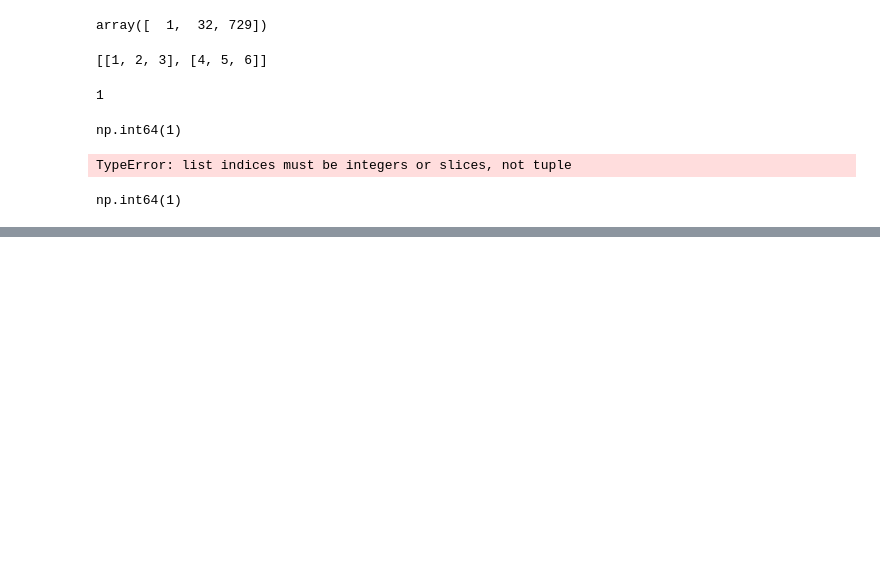
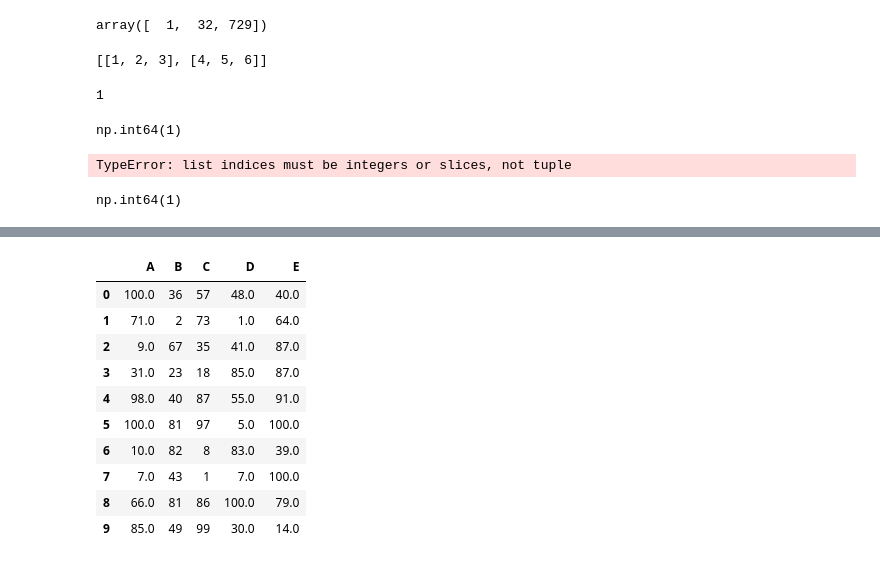
Before and after one commit to GOLISHYAMP/PythonAssignments, a Jupyter notebook: pandas/testing.ipynb, the cells around one changed output, grey strips where cells are left out. Cells and saved outputs as stored; diff of their text form; code cells hidden in the pictures; blank space fills up the shorter version.

```diff
--- a/pandas/testing.ipynb
+++ b/pandas/testing.ipynb
@@ -208,0 +282,17 @@ np.int64(1)
+# %%
+df.replace(to_replace=11, value=np.nan, inplace=True)
+# %%
+df.fillna(100, inplace=True)
+df
+# %% [output]
+|  | A | B | C | D | E |
+| 0 | 100.0 | 36 | 57 | 48.0 | 40.0 |
+| 1 | 71.0 | 2 | 73 | 1.0 | 64.0 |
+| 2 | 9.0 | 67 | 35 | 41.0 | 87.0 |
+| 3 | 31.0 | 23 | 18 | 85.0 | 87.0 |
+| 4 | 98.0 | 40 | 87 | 55.0 | 91.0 |
+| 5 | 100.0 | 81 | 97 | 5.0 | 100.0 |
+| 6 | 10.0 | 82 | 8 | 83.0 | 39.0 |
+| 7 | 7.0 | 43 | 1 | 7.0 | 100.0 |
+| 8 | 66.0 | 81 | 86 | 100.0 | 79.0 |
+| 9 | 85.0 | 49 | 99 | 30.0 | 14.0 |
```
Also changed, not shown: parts of 31 cells of this notebook.
